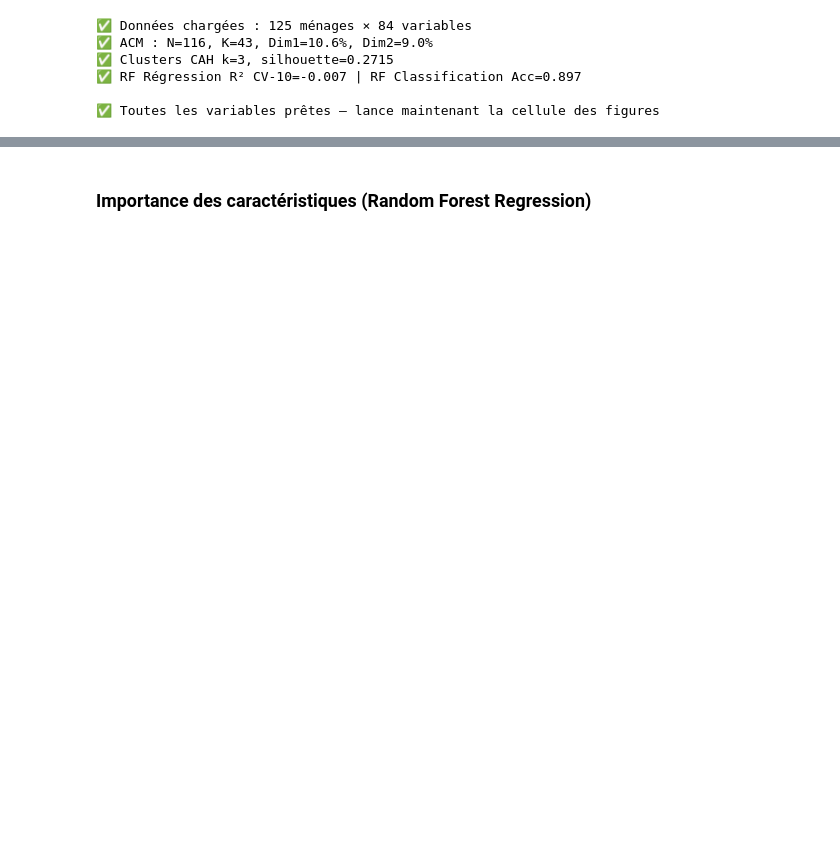
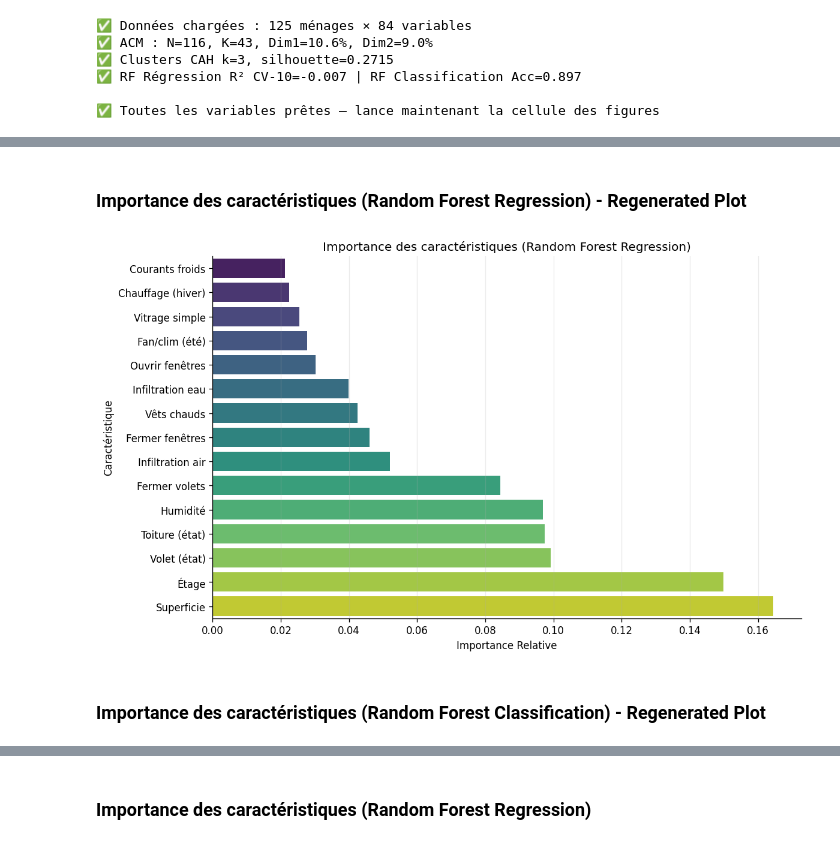
Before and after one commit to Nouha89-git/-Deep-Learning-and-Neural-Networks-Checkpoint, a Jupyter notebook: courses/udacity_intro_to_tensorflow_for_deep_learning/l01c01_introduction_to_colab_and_python.ipynb, the cells around one changed output, grey strips where cells are left out. Drawn from its saved outputs; the diff is of its cells as text; code cells hidden in the pictures; blank space fills up the shorter version.

```diff
--- a/courses/udacity_intro_to_tensorflow_for_deep_learning/l01c01_introduction_to_colab_and_python.ipynb
+++ b/courses/udacity_intro_to_tensorflow_for_deep_learning/l01c01_introduction_to_colab_and_python.ipynb
@@ -548,0 +673,42 @@ SyntaxError: invalid syntax (2359614081.py, line 1)
+# %% [markdown]
+### Importance des caractéristiques (Random Forest Regression) - Regenerated Plot
+# %%
+# Re-executing the Random Forest Regression feature importance plot code
+import pandas as pd
+import numpy as np
+from sklearn.ensemble import RandomForestRegressor
+import matplotlib.pyplot as plt
+import seaborn as sns
+
+# Re-defining dependencies for imp_df to ensure it's available
+# This assumes 'df' is already defined in the kernel from previous successful cell execution.
+rf_features = {
+    "Infiltration air":"infiltr_air_bin","Infiltration eau":"infiltr_eau_bin",
+    "Humidité":"humidite_bin","Courants froids":"courants_froids_bin",
+    "Vitrage simple":"vitrage_simple_bin","Fan/clim (été)":"beh_fan_ac",
+    "Fermer volets":"beh_volets_ete","Ouvrir fenêtres":"beh_fen_ouv",
+    "Chauffage (hiver)":"beh_chauffage","Vêts chauds":"beh_vets_chauds",
+    "Fermer fenêtres":"beh_fen_ferm","Superficie":"superficie","Étage":"etage",
+    "Volet (état)":"volet_etat_num","Toiture (état)":"toiture_etat_num",
+}
+feat_cols = list(rf_features.values())
+feat_labels = list(rf_features.keys())
+rf_df = df[feat_cols+["score_confort"]].dropna()
+X_rf = rf_df[feat_cols].values; y_rf = rf_df["score_confort"].values
+rf_reg = RandomForestRegressor(n_estimators=500,max_depth=4,min_samples_leaf=6,
+                                max_features="sqrt",random_state=42)
+rf_reg.fit(X_rf,y_rf)
+imp_df = pd.DataFrame({"Feature":feat_labels,"Importance":rf_reg.feature_importances_}
+                       ).sort_values("Importance",ascending=True)
+
+fig_rf_reg = plt.figure(figsize=(10, 6))
+sns.barplot(x="Importance", y="Feature", data=imp_df, palette="viridis")
+plt.title("Importance des caractéristiques (Random Forest Regression)")
+plt.xlabel("Importance Relative")
+plt.ylabel("Caractéristique")
+plt.tight_layout()
+plt.show()
+# %% [output]
+[figure, added]
+# %% [markdown]
+### Importance des caractéristiques (Random Forest Classification) - Regenerated Plot
```
Also changed, not shown: parts of 36 cells of this notebook.
